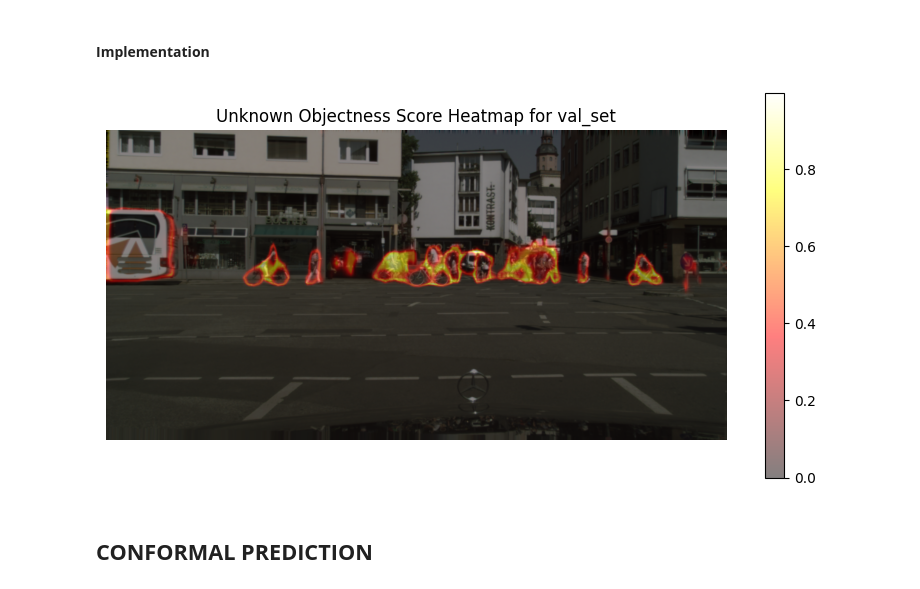
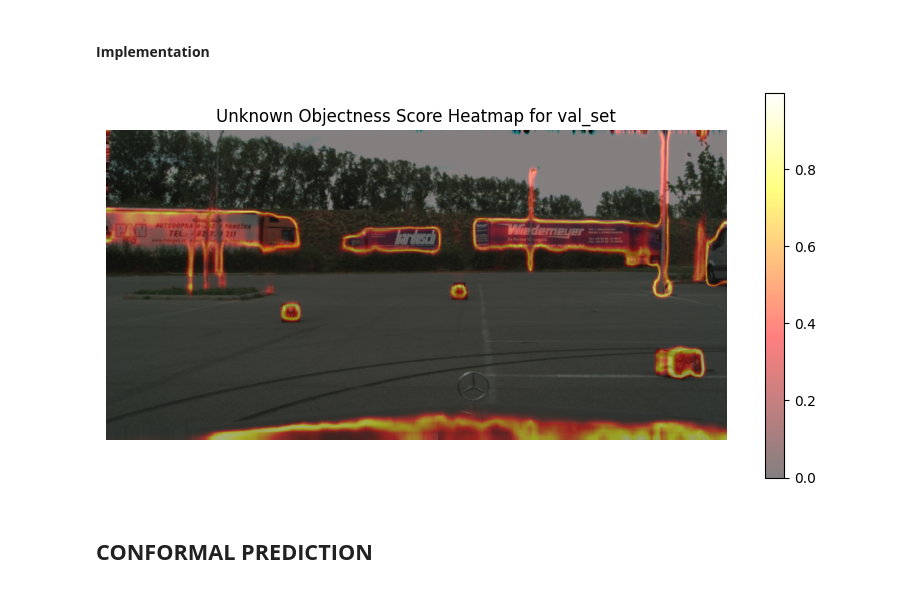
Before and after one commit to DaniPet02/CV-hw, a Jupyter notebook: src/model.ipynb, the cells around one changed output. Cells and saved outputs as stored; diff of their text form; code cells hidden in the pictures.

Commit message:
Tried the model on an image of the lost and found dataset

```diff
--- a/src/model.ipynb
+++ b/src/model.ipynb
@@ -1268,39 +1278,55 @@ def compute_unknown_objectness_score(preds):
     return uos
 # %%
 # Visualize the heatmap superposed on the image
-idx = 70
+idx = 100
 img, mask, orig_mask = val_set[idx]
+
+# Load grayscale image (1 channel)
+image_path = f"../../lostandfound_f/img/train/train{idx-1}.png"
+img_lost_and_found = Image.open(image_path)  # 'L' mode = 8-bit pixels, black and white
+
+resized_height = 512
+resized_width = 1024
+
+transform = T.Compose([
+    T.Resize((resized_height, resized_width)),  # Resize to half the original size
+    T.ToTensor(),  # converts in [0, 1], shape [3, H, W]
+    T.Normalize(mean=[0.485, 0.456, 0.406],
+                    std=[0.229, 0.224, 0.225])
+])
+
+img_lost_and_found = transform(img_lost_and_found)  # Apply the same transformation
 
 
 # Recreate the model architecture
 model = MultiLabelDeepLabV3(n_classes=7)
 device = torch.device("cuda" if torch.cuda.is_available() else "cpu")
 criterion = BoundaryAwareBCELoss(lambda_weight=3.0)
 model.to(device)  # move to GPU or CPU as appropriate
 
 weight_name = "new_model_boundary_5_lambda_3.0.pth"  # Change this to the desired model name
 
 checkpoint = torch.load('weights/' + weight_name, map_location=device)
 model.load_state_dict(checkpoint['model_state_dict'])
 model.eval()
 
 def denormalize(tensor):
     mean = torch.tensor([0.485, 0.456, 0.406])[:, None, None]
     std = torch.tensor([0.229, 0.224, 0.225])[:, None, None]
     return (tensor * std + mean).clamp(0, 1)
 #img = denormalize(img)
 
 with torch.no_grad():
-    uos = compute_unknown_objectness_score(model(img.unsqueeze(0).to(device)))[0]
+    uos = compute_unknown_objectness_score(model(img_lost_and_found.unsqueeze(0).to(device)))[0]
     # plt.imshow(uos.cpu().numpy(), cmap='hot')
     # plt.title(f"UOS for val_set[{idx}]")
     # plt.colorbar()
     # plt.axis('off')
     # plt.show()
-img = denormalize(img)
-uos_heatmap(img, uos)
+img_lost_and_found = denormalize(img_lost_and_found)
+uos_heatmap(img_lost_and_found, uos)
 # %% [output]
-[figure, old version]
+[figure, new version]
 # %% [markdown]
 ## **CONFORMAL PREDICTION**
 # %% [markdown]
```
Also changed, not shown: parts of 4 cells of this notebook.
